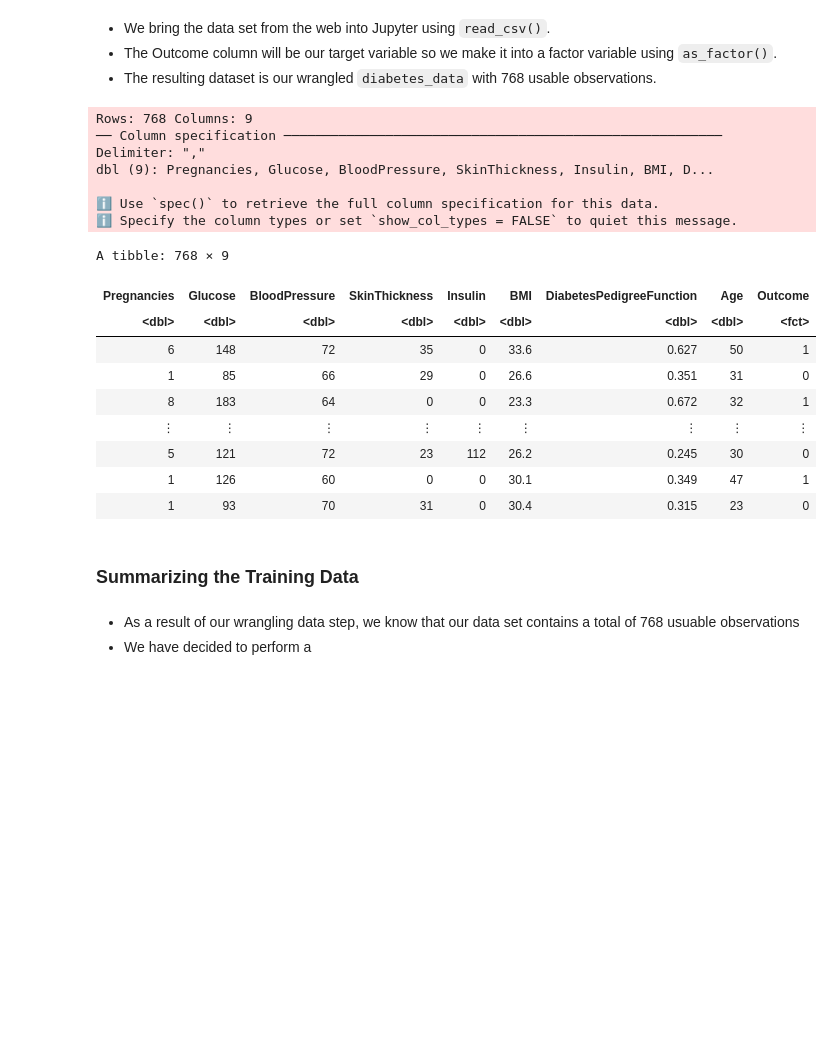
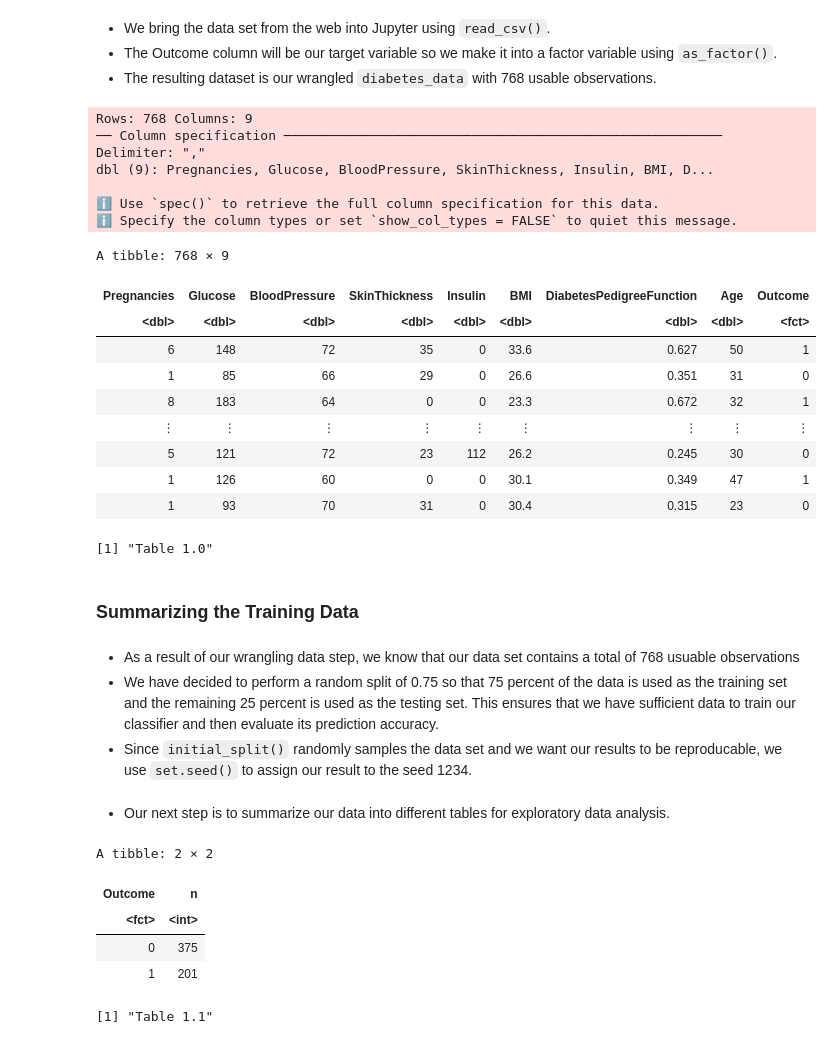
Before and after one commit to ArmanM101/Diabetes-Prediction-Model, a Jupyter notebook: Diabetes Proposal.ipynb, the cells around one changed output. Cells and saved outputs as stored; diff of their text form; code cells hidden in the pictures; blank space fills up the shorter version.

```diff
--- a/Diabetes Proposal.ipynb
+++ b/Diabetes Proposal.ipynb
@@ -53,6 +71,7 @@ diabetes_data <- data |>
 mutate(Outcome = as_factor(Outcome))
 
 diabetes_data
+print("Table 1.0")
 # %% [output]
 Rows: 768 Columns: 9
 ── Column specification ────────────────────────────────────────────────────────
@@ -71,8 +90,10 @@ A tibble: 768 × 9
 | 5 | 121 | 72 | 23 | 112 | 26.2 | 0.245 | 30 | 0 |
 | 1 | 126 | 60 | 0 | 0 | 30.1 | 0.349 | 47 | 1 |
 | 1 | 93 | 70 | 31 | 0 | 30.4 | 0.315 | 23 | 0 |
+[1] "Table 1.0"
 # %% [markdown]
 ### Summarizing the Training Data
 # %% [markdown]
 * As a result of our wrangling data step, we know that our data set contains a total of 768 usuable observations
-* We have decided to perform a
+* We have decided to perform a random split of 0.75 so that 75 percent of the data is used as the training set and the remaining 25 percent is used as the testing set. This ensures that we have sufficient data to train our classifier and then evaluate its prediction accuracy.
+* Since <code>initial_split()</code> randomly samples the data set and we want our results to be reproducable, we use <code>set.seed()</code> to assign our result to the seed 1234.
@@ -78,0 +105,15 @@ A tibble: 768 × 9
+# %% [markdown]
+* Our next step is to summarize our data into different tables for exploratory data analysis.
+# %%
+n_per_Outcome <- diab_train |>
+    group_by(Outcome) |>
+    summarize(n = n())
+n_per_Outcome
+print("Table 1.1")
+# %% [output]
+A tibble: 2 × 2
+| Outcome | n |
+| <fct> | <int> |
+| 0 | 375 |
+| 1 | 201 |
+[1] "Table 1.1"
```
Also changed, not shown: parts of 20 cells of this notebook.
